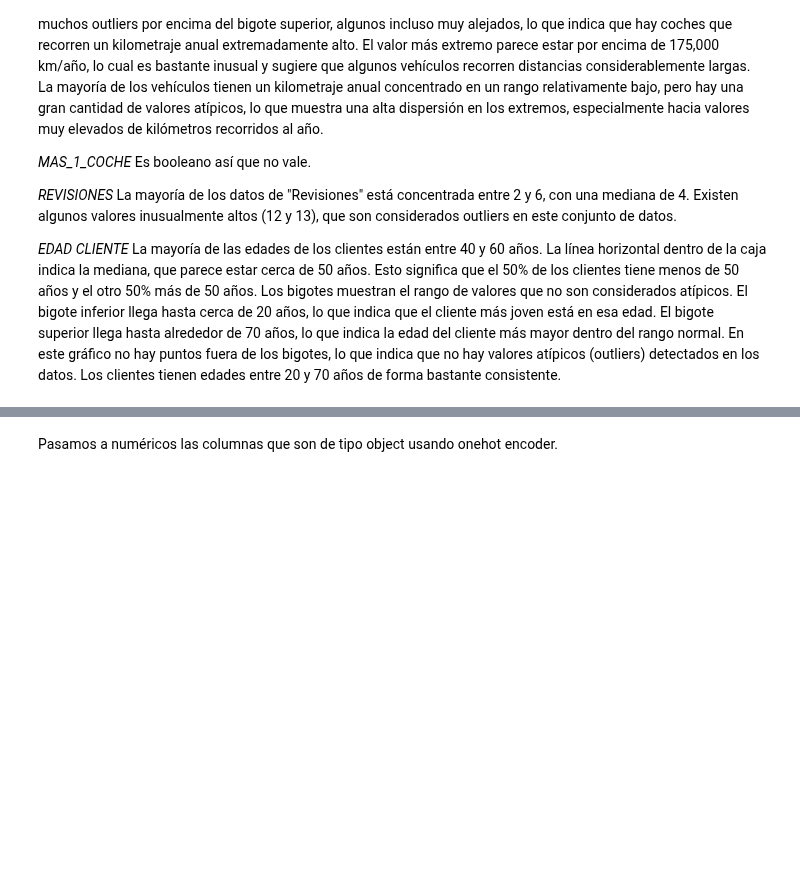
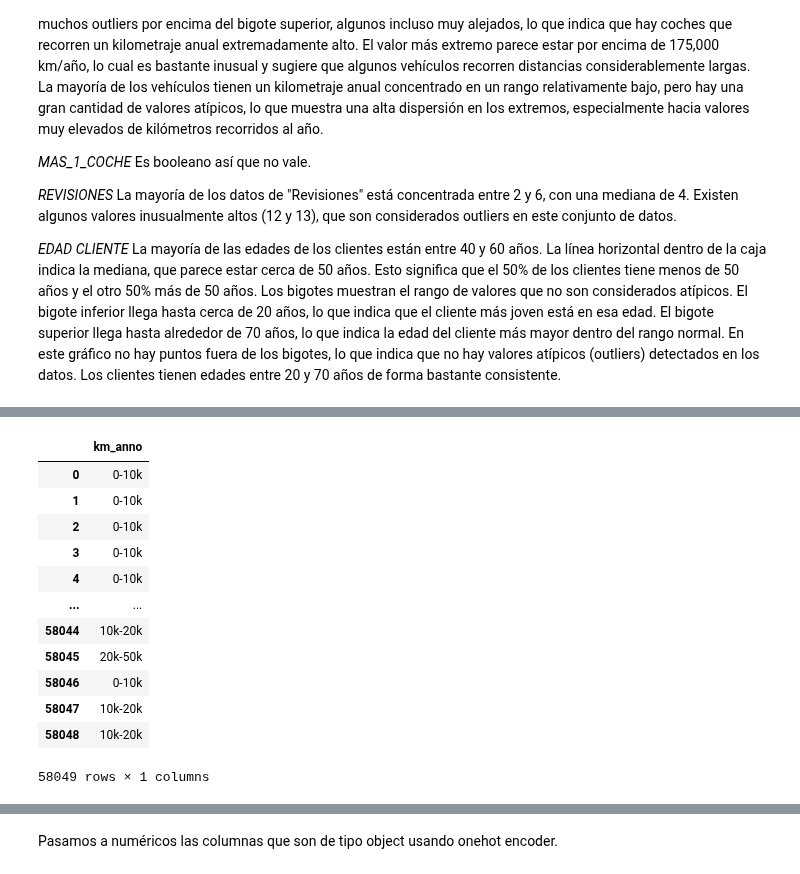
Before and after one commit to lauralardies/caso_practico_1, a Jupyter notebook: Caso Práctico/analisis/limpieza.ipynb, the cells around one changed output, grey strips where cells are left out. Drawn from its saved outputs; the diff is of its cells as text; code cells hidden in the pictures; blank space fills up the shorter version.

```diff
--- a/Caso Práctico/analisis/limpieza.ipynb
+++ b/Caso Práctico/analisis/limpieza.ipynb
@@ -227,0 +268,28 @@ Parece que la mayoría de los coches tienen un kilometraje anual entre 0 y algo
+# %%
+# Definir los rangos y etiquetas para KM_ANNO basados en el análisis
+km_bins = [0, 10000, 20000, 30000, 50000, 100000, 200000]  # Límites
+km_labels = ['0-10k', '10k-20k', '20k-50k', '30k-50k', '50k-100k', '100k+']  # Etiquetas
+
+# Asegurarse de que la columna km_anno es numérica
+car_data['km_anno'] = pd.to_numeric(car_data['km_anno'], errors='coerce')
+
+# Crear los rangos en una nueva columna
+car_data['km_anno'] = pd.cut(car_data['km_anno'], bins=km_bins, labels=km_labels, include_lowest=True)
+
+
+# Mostrar los primeros registros para verificar los rangos
+car_data[['km_anno']]
+# %% [output]
+|  | km_anno |
+| 0 | 0-10k |
+| 1 | 0-10k |
+| 2 | 0-10k |
+| 3 | 0-10k |
+| 4 | 0-10k |
+| ... | ... |
+| 58044 | 10k-20k |
+| 58045 | 20k-50k |
+| 58046 | 0-10k |
+| 58047 | 10k-20k |
+| 58048 | 10k-20k |
+58049 rows × 1 columns
```
Also changed, not shown: parts of 11 cells of this notebook.
